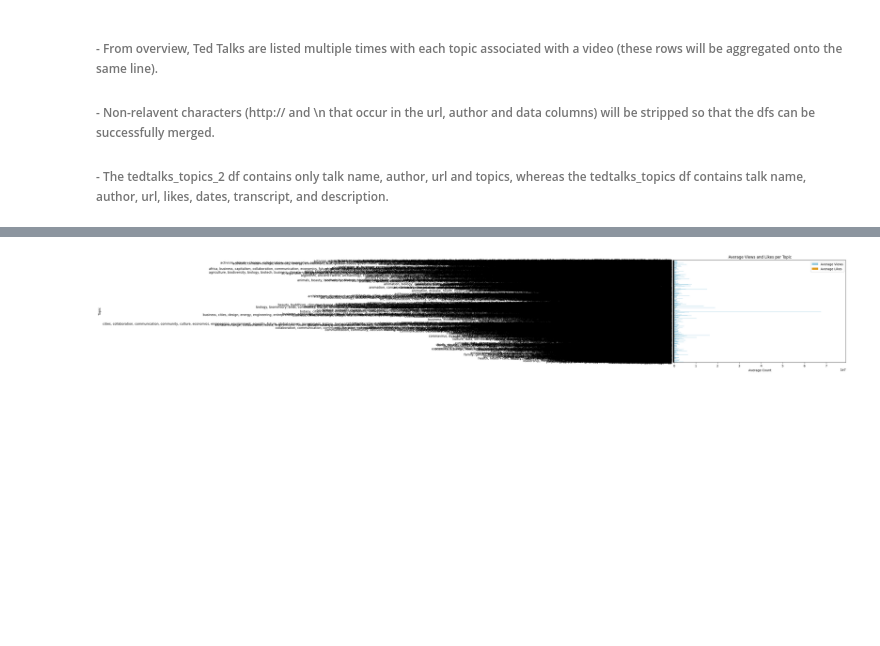
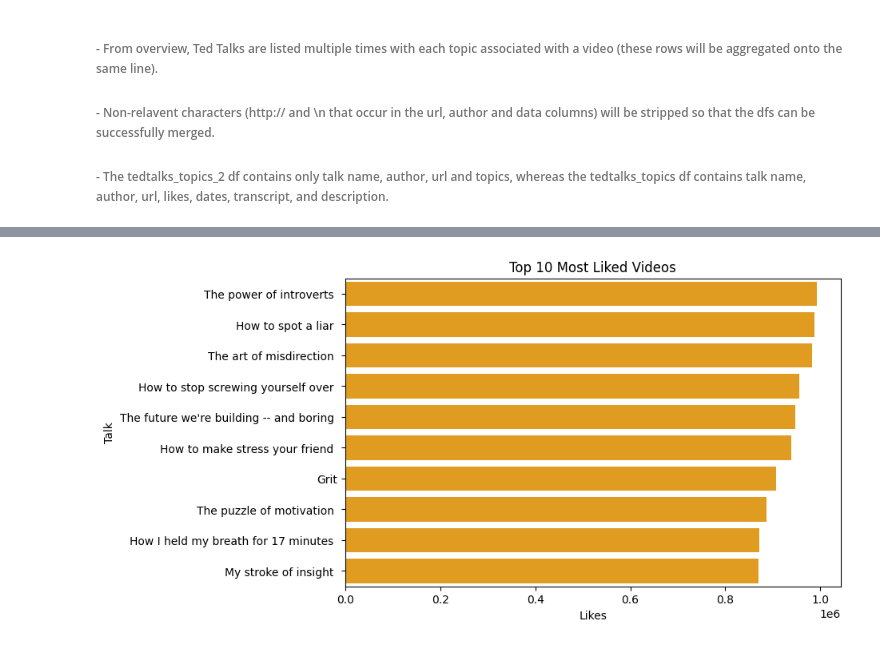
Before and after one commit to pokwir/Ted-Talks-Recommender-System, a Jupyter notebook: rough_work/eda/eda.ipynb, the cells around one changed output, grey strips where cells are left out. Cells and saved outputs as stored; diff of their text form; code cells hidden in the pictures; blank space fills up the shorter version.

```diff
--- a/rough_work/eda/eda.ipynb
+++ b/rough_work/eda/eda.ipynb
@@ -670,18 +671,7 @@ import matplotlib.pyplot as plt
 tedtalks['likes'] = pd.to_numeric(tedtalks['likes'].str.replace('K', '000').str.replace(',', ''), errors='coerce').fillna(0).astype(float)
 tedtalks['views'] = pd.to_numeric(tedtalks['views'].str.replace(',', ''), errors='coerce').fillna(0).astype(int)
 
-# 2. Average Views and Likes per Topic
-average_stats = tedtalks.groupby('topic').agg({'views': 'mean', 'likes': 'mean'}).reset_index()
-plt.figure(figsize=(10, 6))
-sns.barplot(x='views', y='topic', data=average_stats, color='skyblue', label='Average Views')
-sns.barplot(x='likes', y='topic', data=average_stats, color='orange', label='Average Likes')
-plt.xlabel('Average Count')
-plt.ylabel('Topic')
-plt.title('Average Views and Likes per Topic')
-plt.legend()
-plt.show()
-
-# 3. Top 10 Most Liked Videos
+# 2. Top 10 Most Liked Videos
 most_liked_videos = tedtalks.nlargest(10, 'likes')
 plt.figure(figsize=(8, 5))
 sns.barplot(x='likes', y='talk', data=most_liked_videos, color='orange')
@@ -690,42 +680,101 @@ plt.ylabel('Talk')
 plt.title('Top 10 Most Liked Videos')
 plt.show()
 
-# 4. Distribution of Likes and Views
+# 3. Distribution of Likes and Views
 plt.figure(figsize=(12, 5))
 plt.subplot(1, 2, 1)
 sns.histplot(tedtalks['likes'], bins=20, kde=True, color='orange')
 plt.xlabel('Likes')
 plt.ylabel('Frequency')
 plt.title('Distribution of Likes')
 
 plt.subplot(1, 2, 2)
 sns.histplot(tedtalks['views'], bins=20, kde=True, color='skyblue')
 plt.xlabel('Views')
 plt.ylabel('Frequency')
 plt.title('Distribution of Views')
 plt.tight_layout()
 plt.show()
 
-# 5. Number of Talks per Author
+# 4. Number of Talks per Author
 talks_per_author = tedtalks.groupby('author_x').size().reset_index(name='num_talks')
 talks_per_author = talks_per_author.sort_values('num_talks', ascending=False).head(10)
 plt.figure(figsize=(10, 6))
 sns.barplot(x='num_talks', y='author_x', data=talks_per_author, color='skyblue', label='Number of Talks')
 plt.xlabel('Number of Talks')
 plt.ylabel('Author')
 plt.title('Top 10 Authors with Most Talks')
 for index, value in enumerate(talks_per_author['num_talks']):
     plt.text(value, index, str(value), ha='left', va='center', color='black', fontweight='bold')
 plt.xticks(rotation=0)
 plt.show()
 
-# 6. Number of Talks per Topic
-talks_per_topic = tedtalks.groupby('topic').size().reset_index(name='num_talks')
+# 5. Scatter plot of Views vs Likes
+plt.figure(figsize=(8, 6))
+sns.scatterplot(x='views', y='likes', data=tedtalks, color='purple')
+plt.xlabel('Views')
+plt.ylabel('Likes')
+plt.title('Scatter Plot of Views vs Likes')
+plt.show()
+
+# 6. Number of Talks per Author
+talks_per_author = tedtalks.groupby('author_x').size().reset_index(name='num_talks')
+
+# Plot number of talks per author and topic
 plt.figure(figsize=(10, 6))
-sns.barplot(x='num_talks', y='topic', data=talks_per_topic, color='orange', label='Number of Talks')
+sns.histplot(talks_per_author['num_talks'], bins=range(1, 11), color='skyblue', edgecolor='black')
 plt.xlabel('Number of Talks')
+plt.ylabel('Number of Authors')
+plt.title('Number of Talks per Author')
+plt.xticks(range(1, 11))
+plt.yscale('log')  # Using a logarithmic scale for the y-axis
+plt.show()
+
+# 7. Calculate the frequency of each topic
+# Split the topics and create a new DataFrame with individual topics
+individual_topics = tedtalks['topic'].str.split(', ').explode().reset_index(drop=True)
+
+# Calculate the frequency of each individual topic
+topic_freq = individual_topics.value_counts()
+
+# Create a WordCloud object
+wordcloud = WordCloud(width=800, height=400, background_color='white').generate_from_frequencies(topic_freq)
+
+# Plot the word cloud
+plt.figure(figsize=(10, 6))
+plt.imshow(wordcloud, interpolation='bilinear')
+plt.axis('off')  # Remove axis labels
+plt.title('Word Cloud of TED Talk Topics')
+plt.show()
+
+
+# 8. Top 10 Most and Least Liked Topics
+# Split the topics and create a new DataFrame with individual topics
+individual_topics = tedtalks['topic'].str.split(', ').explode().reset_index(drop=True)
+
+# Calculate the total likes for each individual topic
+likes_per_topic = tedtalks.groupby(individual_topics)['likes'].sum().reset_index()
+
+# Sort the topics based on total likes in descending order to get the most liked topics
+most_liked_topics = likes_per_topic.sort_values('likes', ascending=False).head(10)
+
+# Sort the topics based on total likes in ascending order to get the least liked topics
+least_liked_topics = likes_per_topic.sort_values('likes').head(10)
+
+# Plot the top 10 most liked topics
+plt.figure(figsize=(10, 6))
+sns.barplot(x='likes', y='topic', data=most_liked_topics, color='orange')
+plt.xlabel('Total Likes')
 plt.ylabel('Topic')
-plt.title('Number of Talks per Topic')
+plt.title('Top 10 Most Liked Topics')
 plt.show()
+
+# Plot the top 10 least liked topics
+plt.figure(figsize=(10, 6))
+sns.barplot(x='likes', y='topic', data=least_liked_topics, color='skyblue')
+plt.xlabel('Total Likes')
+plt.ylabel('Topic')
+plt.title('Top 10 Least Liked Topics')
+plt.show()
 # %% [output]
-[figure, old version]
+[figure, new version]
```
Also changed, not shown: parts of 4 cells of this notebook.
